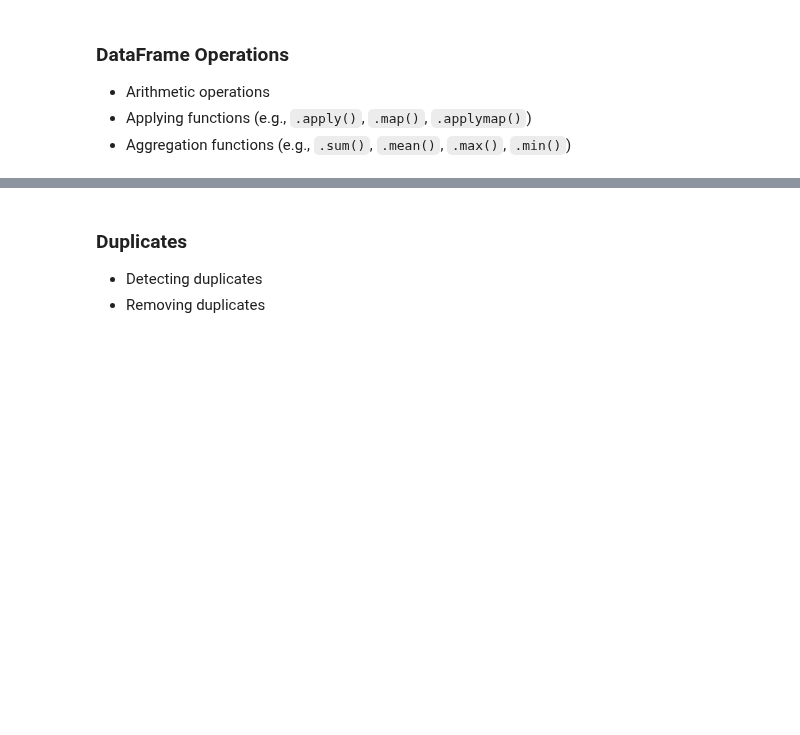
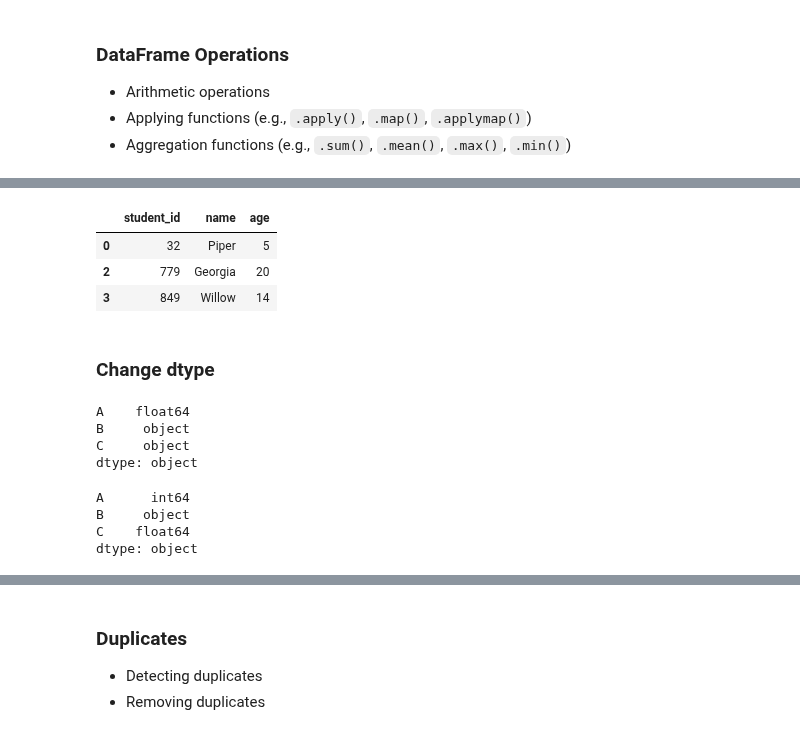
Before and after one commit to tjyana/coding-challenges, a Jupyter notebook: pandas-notebook.ipynb, the cells around one changed output, grey strips where cells are left out. Cells and saved outputs as stored; diff of their text form; code cells hidden in the pictures; blank space fills up the shorter version.

```diff
--- a/pandas-notebook.ipynb
+++ b/pandas-notebook.ipynb
@@ -317,0 +198,15 @@ df[df['Distance'] > 5]
+# %%
+# drop missing data
+# df.dropna(subset=['COLUMN NAMES'])
+
+import pandas as pd
+
+student_data = {
+    'student_id': [32, 217, 779, 849],
+    'name': ['Piper', None, 'Georgia', 'Willow'],
+    'age': [5, 19, 20, 14]
+}
+
+students = pd.DataFrame(student_data)
+print(students)
+print(students.dropna(subset=['name']))
@@ -317,0 +223,47 @@ df[df['Distance'] > 5]
+# %%
+# can also do opposite and return all not null values
+# df[df['COLUMN NAME'].notnull()]
+
+students[students['name'].notnull()]
+# %% [output]
+|  | student_id | name | age |
+| 0 | 32 | Piper | 5 |
+| 2 | 779 | Georgia | 20 |
+| 3 | 849 | Willow | 14 |
+# %% [markdown]
+### Change dtype
+# %%
+# change dtype
+# df.astype()
+# dtypes: int, str, float, etc
+
+df = pd.DataFrame({
+    'A': [1, 2, 3, 4, 5],
+    'B': ['a', 'b', 'c', 'd', 'e'],
+    'C': [1.1, '1.0', '1.3', 2, 5]})
+
+df['A'] = df['A'].astype(float)
+df.dtypes
+# %% [output]
+A    float64
+B     object
+C     object
+dtype: object
+# %%
+df = pd.DataFrame({
+    'A': [1, 2, 3, 4, 5],
+    'B': ['a', 'b', 'c', 'd', 'e'],
+    'C': [1.1, '1.0', '1.3', 2, 5]})
+
+# using dictionary to convert specific columns
+convert_dict = {'A': int,
+                'C': float
+                }
+
+df = df.astype(convert_dict)
+print(df.dtypes)
+# %% [output]
+A      int64
+B     object
+C    float64
+dtype: object
```
Also changed, not shown: parts of 15 cells of this notebook, 1 other file.
